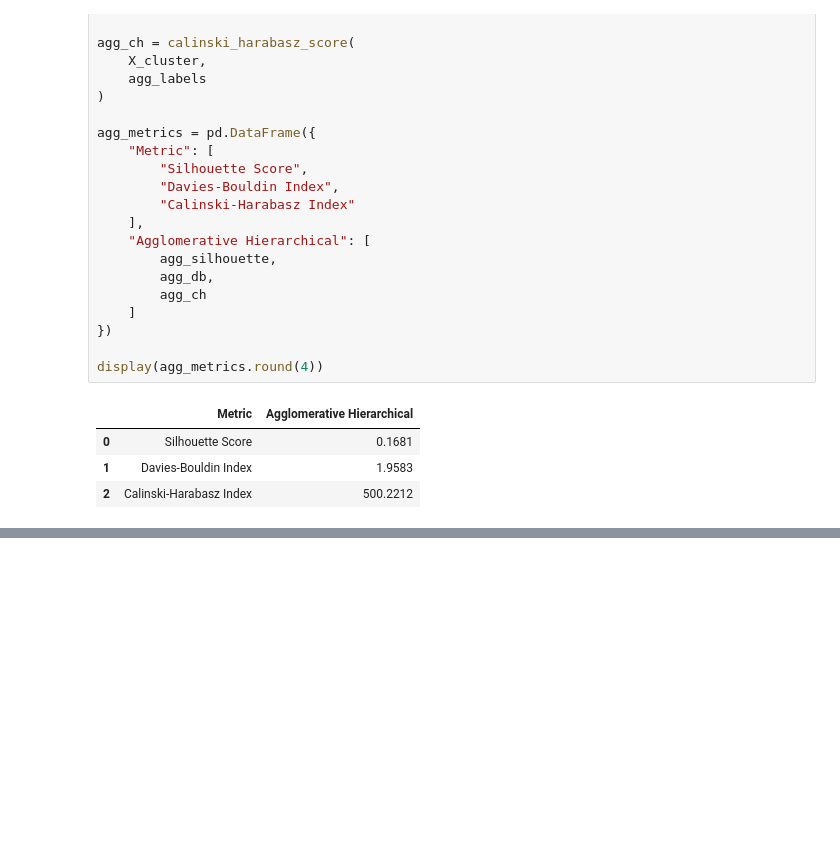
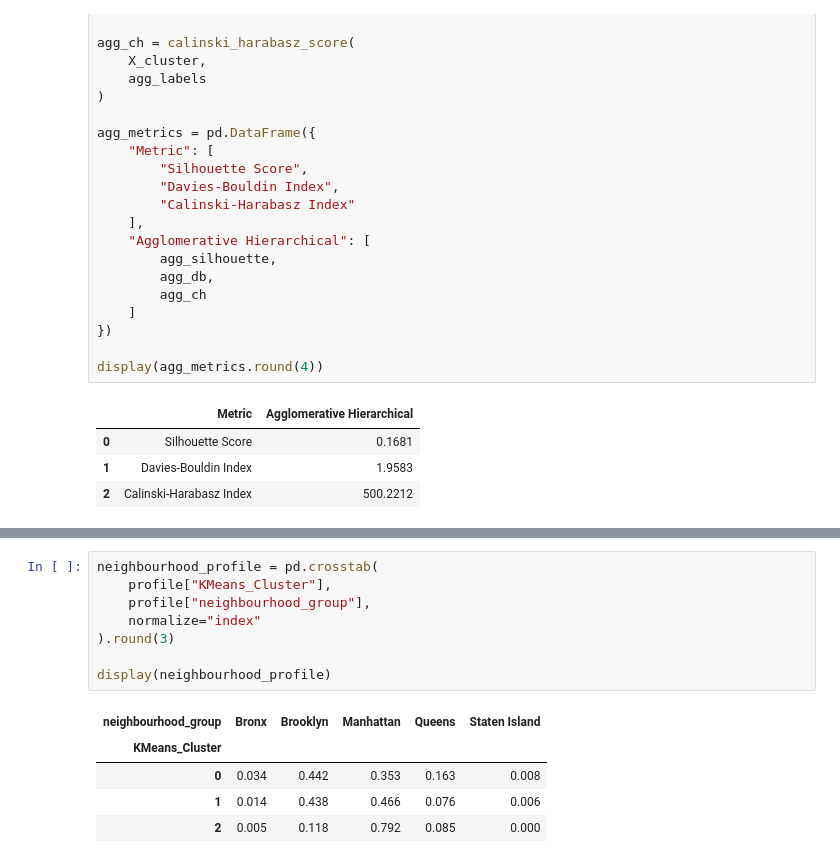
Before and after one commit to Anuja1307/ML_Capstone_Project, a Jupyter notebook: notebooks/clustering.ipynb, the cells around one changed output, grey strips where cells are left out. Drawn from its saved outputs; the diff is of its cells as text; blank space fills up the shorter version.

```diff
--- a/notebooks/clustering.ipynb
+++ b/notebooks/clustering.ipynb
@@ -746,0 +966,14 @@ display(agg_metrics.round(4))
+# %%
+neighbourhood_profile = pd.crosstab(
+    profile["KMeans_Cluster"],
+    profile["neighbourhood_group"],
+    normalize="index"
+).round(3)
+
+display(neighbourhood_profile)
+# %% [output]
+| neighbourhood_group | Bronx | Brooklyn | Manhattan | Queens | Staten Island |
+| KMeans_Cluster |  |  |  |  |  |
+| 0 | 0.034 | 0.442 | 0.353 | 0.163 | 0.008 |
+| 1 | 0.014 | 0.438 | 0.466 | 0.076 | 0.006 |
+| 2 | 0.005 | 0.118 | 0.792 | 0.085 | 0.000 |
```
Also changed, not shown: parts of 16 cells of this notebook.
